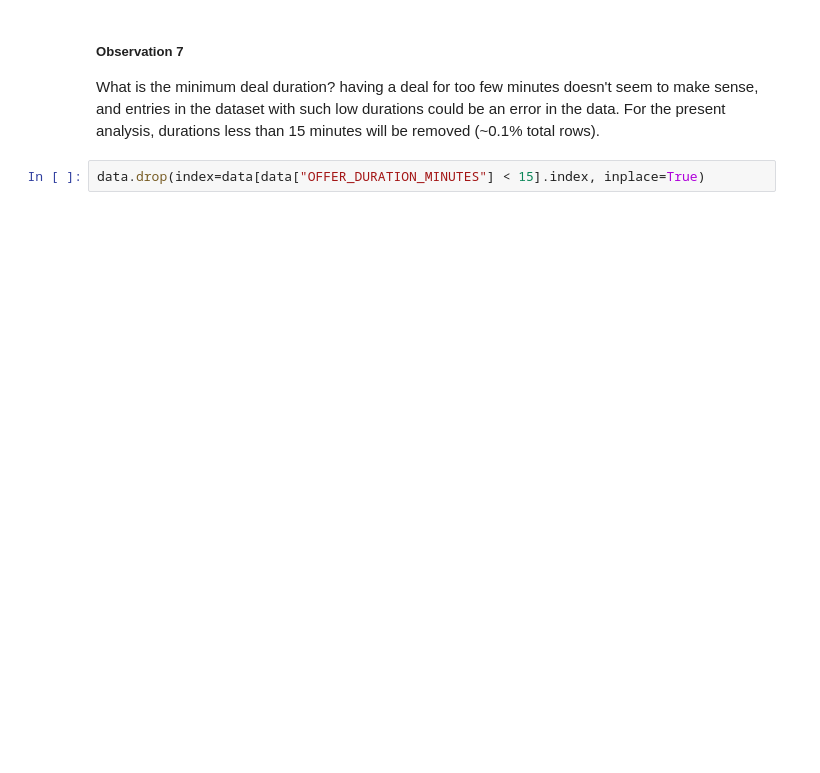
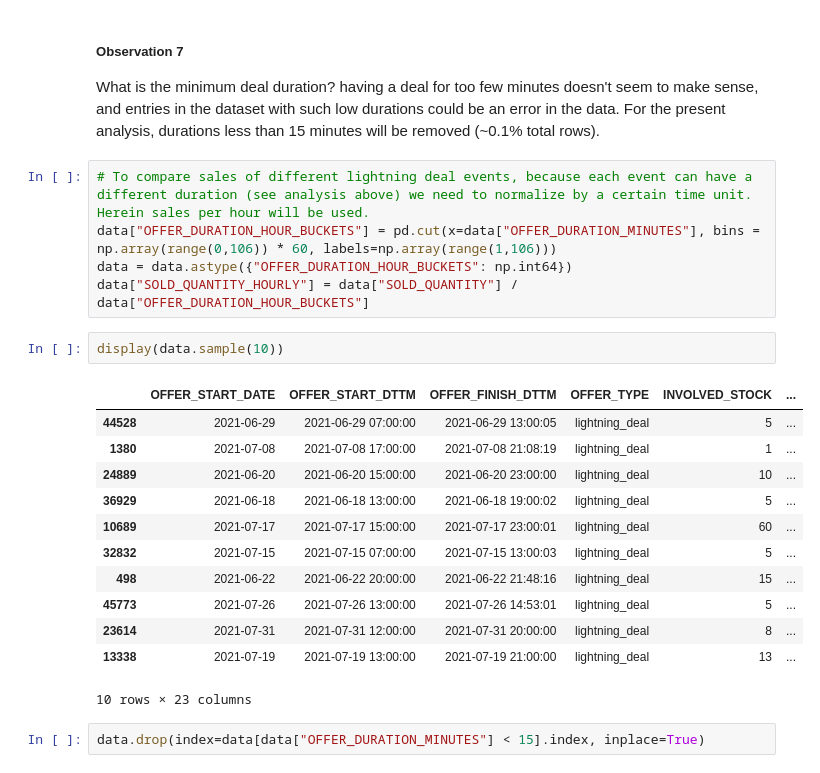
Before and after one commit to ldarre/ml_tech_challenge, a Jupyter notebook: Part-1/eda.ipynb, the cells around one changed output. Drawn from its saved outputs; the diff is of its cells as text; blank space fills up the shorter version.

```diff
--- a/Part-1/eda.ipynb
+++ b/Part-1/eda.ipynb
@@ -493,5 +512,25 @@ Duration < 15 min
 # %% [markdown]
 ##### Observation 7
 What is the minimum deal duration? having a deal for too few minutes doesn't seem to make sense, and entries in the dataset with such low durations could be an error in the data. For the present analysis, durations less than 15 minutes will be removed (~0.1% total rows).
+# %%
+# To compare sales of different lightning deal events, because each event can have a different duration (see analysis above) we need to normalize by a certain time unit. Herein sales per hour will be used.
+data["OFFER_DURATION_HOUR_BUCKETS"] = pd.cut(x=data["OFFER_DURATION_MINUTES"], bins = np.array(range(0,106)) * 60, labels=np.array(range(1,106)))
+data = data.astype({"OFFER_DURATION_HOUR_BUCKETS": np.int64})
+data["SOLD_QUANTITY_HOURLY"] = data["SOLD_QUANTITY"] / data["OFFER_DURATION_HOUR_BUCKETS"]
+# %%
+display(data.sample(10))
+# %% [output]
+|  | OFFER_START_DATE | OFFER_START_DTTM | OFFER_FINISH_DTTM | OFFER_TYPE | INVOLVED_STOCK | ... |
+| 44528 | 2021-06-29 | 2021-06-29 07:00:00 | 2021-06-29 13:00:05 | lightning_deal | 5 | ... |
+| 1380 | 2021-07-08 | 2021-07-08 17:00:00 | 2021-07-08 21:08:19 | lightning_deal | 1 | ... |
+| 24889 | 2021-06-20 | 2021-06-20 15:00:00 | 2021-06-20 23:00:00 | lightning_deal | 10 | ... |
+| 36929 | 2021-06-18 | 2021-06-18 13:00:00 | 2021-06-18 19:00:02 | lightning_deal | 5 | ... |
+| 10689 | 2021-07-17 | 2021-07-17 15:00:00 | 2021-07-17 23:00:01 | lightning_deal | 60 | ... |
+| 32832 | 2021-07-15 | 2021-07-15 07:00:00 | 2021-07-15 13:00:03 | lightning_deal | 5 | ... |
+| 498 | 2021-06-22 | 2021-06-22 20:00:00 | 2021-06-22 21:48:16 | lightning_deal | 15 | ... |
+| 45773 | 2021-07-26 | 2021-07-26 13:00:00 | 2021-07-26 14:53:01 | lightning_deal | 5 | ... |
+| 23614 | 2021-07-31 | 2021-07-31 12:00:00 | 2021-07-31 20:00:00 | lightning_deal | 8 | ... |
+| 13338 | 2021-07-19 | 2021-07-19 13:00:00 | 2021-07-19 21:00:00 | lightning_deal | 13 | ... |
+10 rows × 23 columns
 # %%
 data.drop(index=data[data["OFFER_DURATION_MINUTES"] < 15].index, inplace=True)
```
Also changed, not shown: parts of 36 cells of this notebook.
